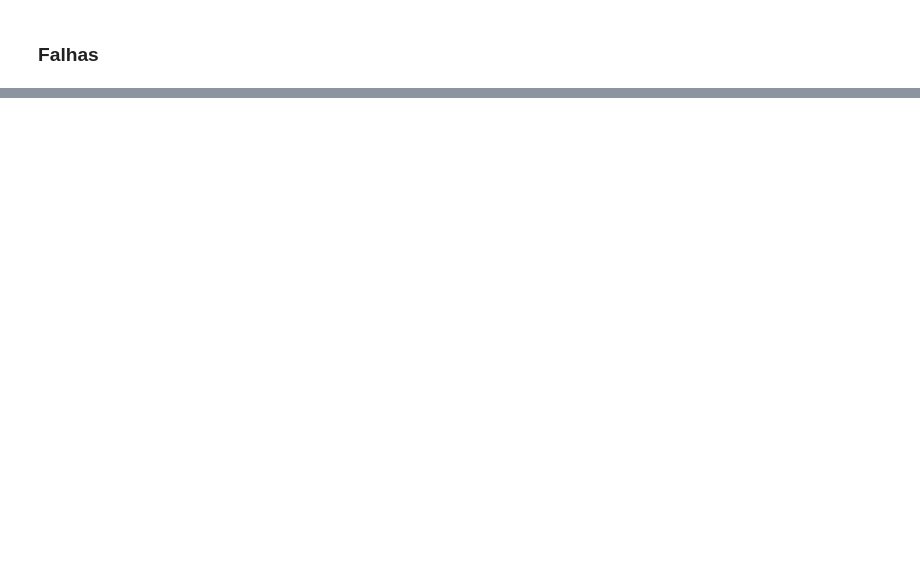
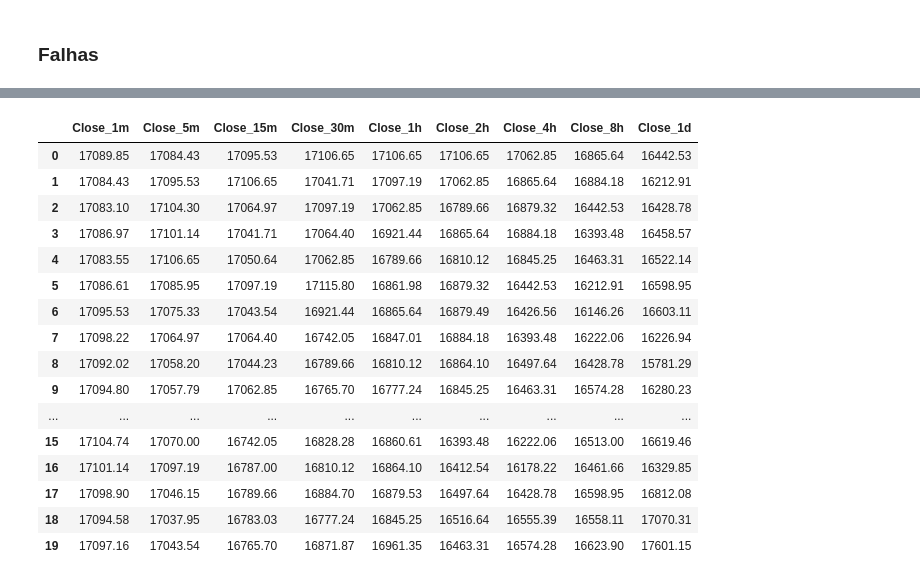
Before and after one commit to lambdavar/Artigo, a Jupyter notebook: main.ipynb, the cells around one changed output, grey strips where cells are left out. Saved outputs shown, nothing was run; the diff lists cells and outputs as text; code cells hidden in the pictures; blank space fills up the shorter version.

```diff
--- a/main.ipynb
+++ b/main.ipynb
@@ -184,0 +216,30 @@ df_janela
+# %%
+# solução de janela usando uma df gigante. Bem mais lento
+
+%%time
+# cria janela de precos
+lookback = 20
+linha = 0
+# tentar fazer um loop pra pegar tudo
+
+# pra todas as linhas
+print("Num linhas: ", len(df)-lookback)
+for linha in range(100):
+#for linha in range(len(df)-lookback):
+    # zera df_janela
+    df_janela = pd.DataFrame()
+    for timeframe in timeframes:
+        # insere na ultima coluna; com o nome de Close_timeframe ;
+        # df a partir da linha atual até linha atual + lookback
+        #df_janela[f"Close_{timeframe}"] = df[f"Close_{timeframe}"].iloc[linha:].dropna().iloc[:lookback].reset_index(drop=True)
+        df_janela.insert(len(df_janela.columns),(f"Close_{timeframe}"),df[f"Close_{timeframe}"].iloc[linha:].dropna().iloc[:lookback].to_list())
+    #print(linha)
+    # define se é long ou short
+    # create_gaf(df_janela)
+    # salva na pasta long ou short
+df_janela
+
+# funciona, mas está muito lento
+# se tirar o dropna vai de 4,4 seg pra 190 ms
+# não unir mais tudo
+# %% [output]
@@ -184,0 +248,17 @@ df_janela
+|  | Close_1m | Close_5m | Close_15m | Close_30m | Close_1h | Close_2h | Close_4h | Close_8h | Close_1d |
+| 0 | 17089.85 | 17084.43 | 17095.53 | 17106.65 | 17106.65 | 17106.65 | 17062.85 | 16865.64 | 16442.53 |
+| 1 | 17084.43 | 17095.53 | 17106.65 | 17041.71 | 17097.19 | 17062.85 | 16865.64 | 16884.18 | 16212.91 |
+| 2 | 17083.10 | 17104.30 | 17064.97 | 17097.19 | 17062.85 | 16789.66 | 16879.32 | 16442.53 | 16428.78 |
+| 3 | 17086.97 | 17101.14 | 17041.71 | 17064.40 | 16921.44 | 16865.64 | 16884.18 | 16393.48 | 16458.57 |
+| 4 | 17083.55 | 17106.65 | 17050.64 | 17062.85 | 16789.66 | 16810.12 | 16845.25 | 16463.31 | 16522.14 |
+| 5 | 17086.61 | 17085.95 | 17097.19 | 17115.80 | 16861.98 | 16879.32 | 16442.53 | 16212.91 | 16598.95 |
+| 6 | 17095.53 | 17075.33 | 17043.54 | 16921.44 | 16865.64 | 16879.49 | 16426.56 | 16146.26 | 16603.11 |
+| 7 | 17098.22 | 17064.97 | 17064.40 | 16742.05 | 16847.01 | 16884.18 | 16393.48 | 16222.06 | 16226.94 |
+| 8 | 17092.02 | 17058.20 | 17044.23 | 16789.66 | 16810.12 | 16864.10 | 16497.64 | 16428.78 | 15781.29 |
+| 9 | 17094.80 | 17057.79 | 17062.85 | 16765.70 | 16777.24 | 16845.25 | 16463.31 | 16574.28 | 16280.23 |
+| ... | ... | ... | ... | ... | ... | ... | ... | ... | ... |
+| 15 | 17104.74 | 17070.00 | 16742.05 | 16828.28 | 16860.61 | 16393.48 | 16222.06 | 16513.00 | 16619.46 |
+| 16 | 17101.14 | 17097.19 | 16787.00 | 16810.12 | 16864.10 | 16412.54 | 16178.22 | 16461.66 | 16329.85 |
+| 17 | 17098.90 | 17046.15 | 16789.66 | 16884.70 | 16879.53 | 16497.64 | 16428.78 | 16598.95 | 16812.08 |
+| 18 | 17094.58 | 17037.95 | 16783.03 | 16777.24 | 16845.25 | 16516.64 | 16555.39 | 16558.11 | 17070.31 |
+| 19 | 17097.16 | 17043.54 | 16765.70 | 16871.87 | 16961.35 | 16463.31 | 16574.28 | 16623.90 | 17601.15 |
```
Also changed, not shown: parts of 8 cells of this notebook.
